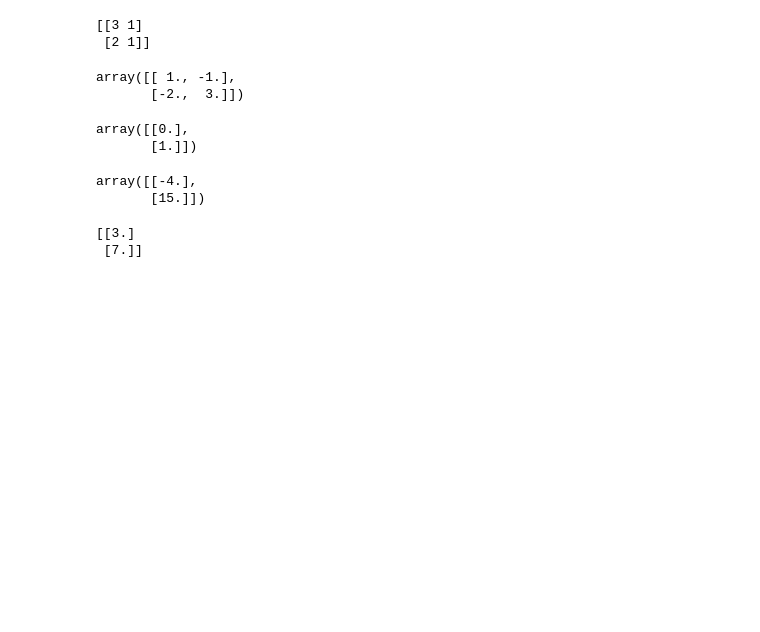
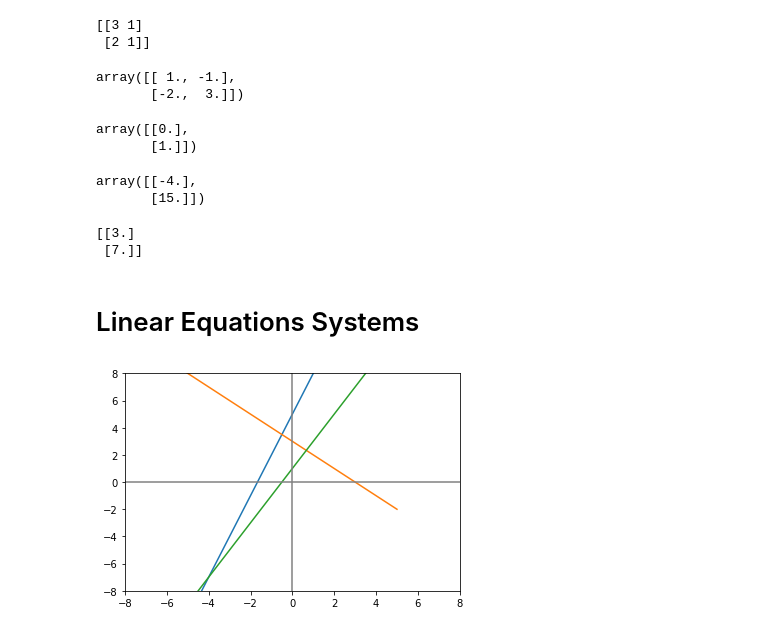
Before and after one commit to XavierCarrera/linear_algebra_python, a Jupyter notebook: Linear_Algebra.ipynb, the cells around one changed output. Drawn from its saved outputs; the diff is of its cells as text; code cells hidden in the pictures; blank space fills up the shorter version.

```diff
--- a/Linear_Algebra.ipynb
+++ b/Linear_Algebra.ipynb
@@ -331,3 +334,5 @@ print(A.dot(sol_2))
 # %% [output]
 [[3.]
  [7.]]
+# %% [markdown]
+# Linear Equations Systems
@@ -333,0 +346,20 @@ print(A.dot(sol_2))
+# %%
+x = np.arange(-6, 6)
+
+y_1 = 3*x+5
+y_2 = -x+3
+y_3 = 2*x+1
+# %%
+plt.figure()
+plt.plot(x, y_1)
+plt.plot(x, y_2)
+plt.plot(x, y_3)
+
+plt.xlim(-8,8)
+plt.ylim(-8,8)
+
+plt.axvline(x=0, color = "grey")
+plt.axhline(y=0, color = "grey")
+plt.show()
+# %% [output]
+[figure, added]
```
Also changed, not shown: parts of 92 cells of this notebook.
